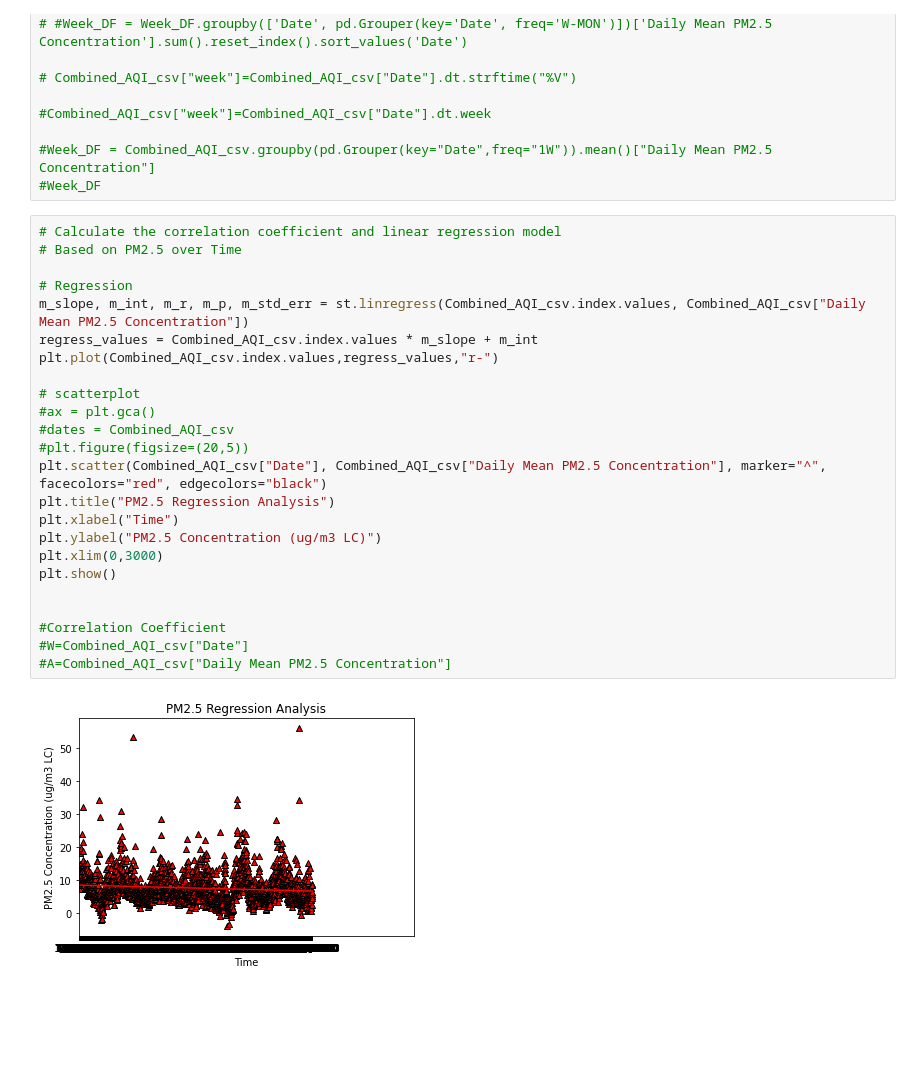
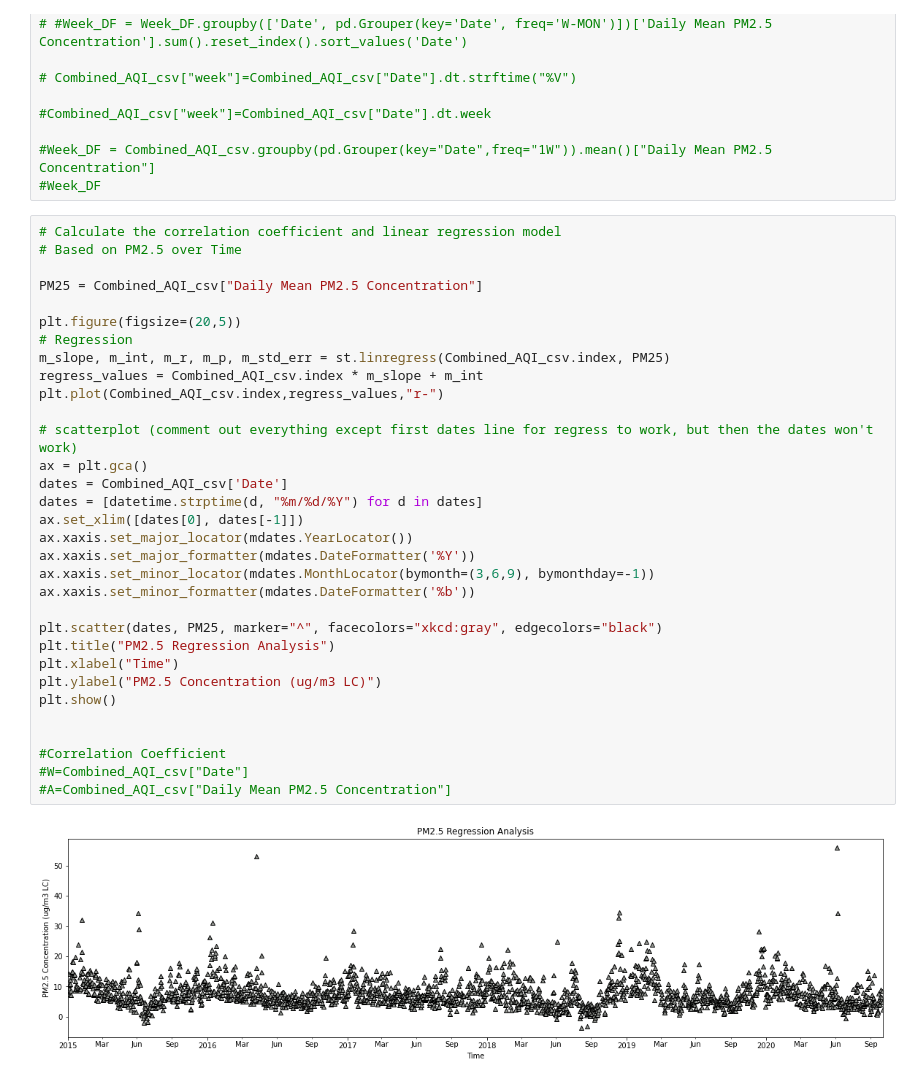
Before and after one commit to gonzaloreusch/Air-Quality, a Jupyter notebook: MatPlotLib_AQI.ipynb, the cells around one changed output. Saved outputs shown, nothing was run; the diff lists cells and outputs as text; blank space fills up the shorter version.

Commit message:
Fixed dates on AGI graph

```diff
--- a/MatPlotLib_AQI.ipynb
+++ b/MatPlotLib_AQI.ipynb
@@ -66,26 +68,34 @@ plt.show()
 # %%
 # Calculate the correlation coefficient and linear regression model
 # Based on PM2.5 over Time
 
+PM25 = Combined_AQI_csv["Daily Mean PM2.5 Concentration"]
+
+plt.figure(figsize=(20,5))
 # Regression
-m_slope, m_int, m_r, m_p, m_std_err = st.linregress(Combined_AQI_csv.index.values, Combined_AQI_csv["Daily Mean PM2.5 Concentration"])
-regress_values = Combined_AQI_csv.index.values * m_slope + m_int
-plt.plot(Combined_AQI_csv.index.values,regress_values,"r-")
+m_slope, m_int, m_r, m_p, m_std_err = st.linregress(Combined_AQI_csv.index, PM25)
+regress_values = Combined_AQI_csv.index * m_slope + m_int
+plt.plot(Combined_AQI_csv.index,regress_values,"r-")
 
-# scatterplot
-#ax = plt.gca()
-#dates = Combined_AQI_csv
-#plt.figure(figsize=(20,5))
-plt.scatter(Combined_AQI_csv["Date"], Combined_AQI_csv["Daily Mean PM2.5 Concentration"], marker="^", facecolors="red", edgecolors="black")
+# scatterplot (comment out everything except first dates line for regress to work, but then the dates won't work)
+ax = plt.gca()
+dates = Combined_AQI_csv['Date']
+dates = [datetime.strptime(d, "%m/%d/%Y") for d in dates]
+ax.set_xlim([dates[0], dates[-1]])
+ax.xaxis.set_major_locator(mdates.YearLocator())
+ax.xaxis.set_major_formatter(mdates.DateFormatter('%Y'))
+ax.xaxis.set_minor_locator(mdates.MonthLocator(bymonth=(3,6,9), bymonthday=-1))
+ax.xaxis.set_minor_formatter(mdates.DateFormatter('%b'))
+
+plt.scatter(dates, PM25, marker="^", facecolors="xkcd:gray", edgecolors="black")
 plt.title("PM2.5 Regression Analysis")
 plt.xlabel("Time")
 plt.ylabel("PM2.5 Concentration (ug/m3 LC)")
-plt.xlim(0,3000)
 plt.show()
 
 
 #Correlation Coefficient
 #W=Combined_AQI_csv["Date"]
 #A=Combined_AQI_csv["Daily Mean PM2.5 Concentration"]
 # %% [output]
-[figure, old version]
+[figure, new version]
```
Also changed, not shown: parts of 1 cell of this notebook.
